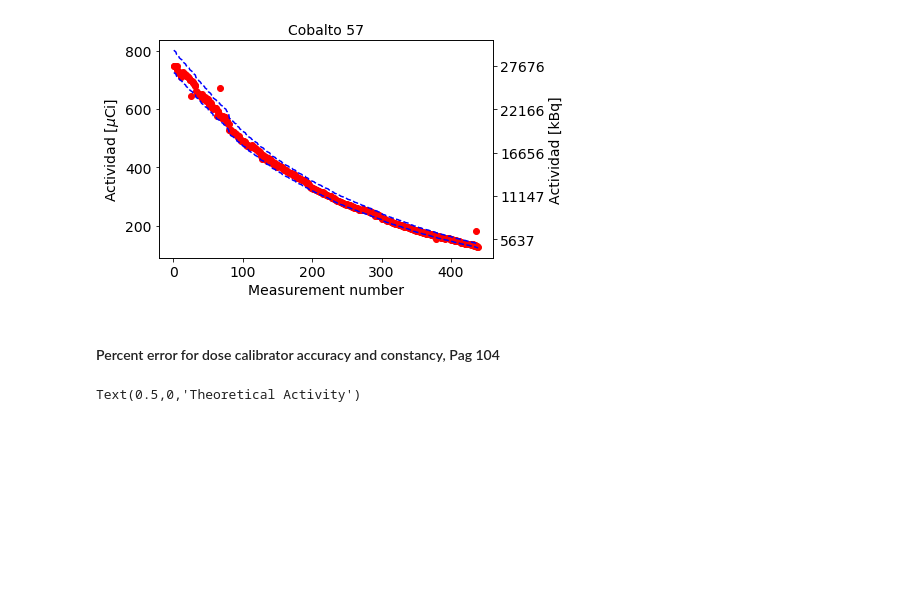
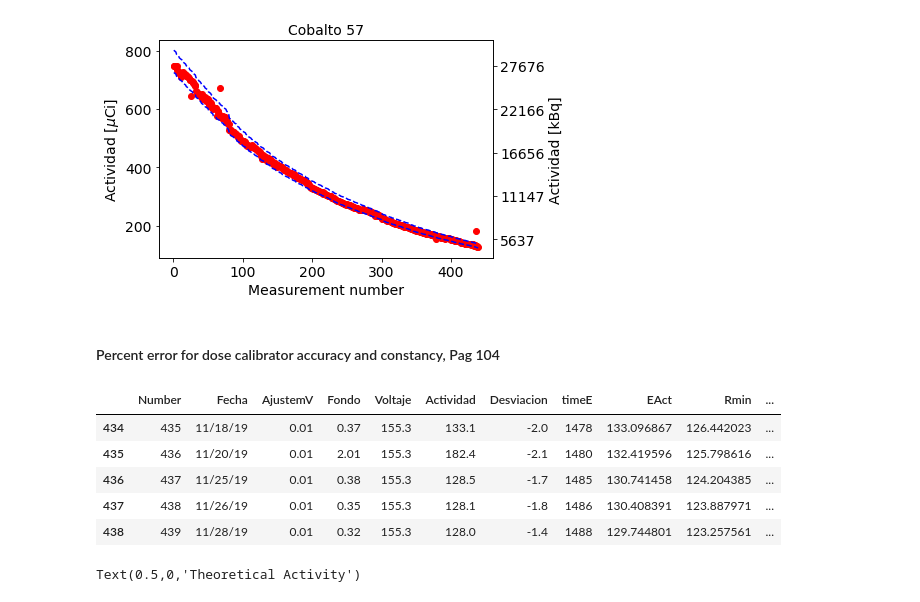
Before and after one commit to andreapy/University, a Jupyter notebook: Activimetro.ipynb, the cells around one changed output. Saved outputs shown, nothing was run; the diff lists cells and outputs as text; code cells hidden in the pictures; blank space fills up the shorter version.

```diff
--- a/Activimetro.ipynb
+++ b/Activimetro.ipynb
@@ -217,7 +217,21 @@ ax2.tick_params(axis='y',labelsize=14)
 #### Percent error for dose calibrator accuracy and constancy, Pag 104
 # %%
 ##Diferencia
-percent=np.absolute(((data['EAct']-data['Actividad'])*100)/data['EAct'])
+perce=np.absolute(((data['EAct']-data['Actividad'])*100)/data['EAct'])
+# %%
+percent=round(perce,1)
+# %%
+### Ingresar datos en el data
+data['percent']=percent
+# %%
+data.tail()
+# %% [output]
+|  | Number | Fecha | AjustemV | Fondo | Voltaje | Actividad | Desviacion | timeE | EAct | Rmin | ... |
+| 434 | 435 | 11/18/19 | 0.01 | 0.37 | 155.3 | 133.1 | -2.0 | 1478 | 133.096867 | 126.442023 | ... |
+| 435 | 436 | 11/20/19 | 0.01 | 2.01 | 155.3 | 182.4 | -2.1 | 1480 | 132.419596 | 125.798616 | ... |
+| 436 | 437 | 11/25/19 | 0.01 | 0.38 | 155.3 | 128.5 | -1.7 | 1485 | 130.741458 | 124.204385 | ... |
+| 437 | 438 | 11/26/19 | 0.01 | 0.35 | 155.3 | 128.1 | -1.8 | 1486 | 130.408391 | 123.887971 | ... |
+| 438 | 439 | 11/28/19 | 0.01 | 0.32 | 155.3 | 128.0 | -1.4 | 1488 | 129.744801 | 123.257561 | ... |
 # %%
 # import the visualization package: seaborn
 import seaborn as sns
```
